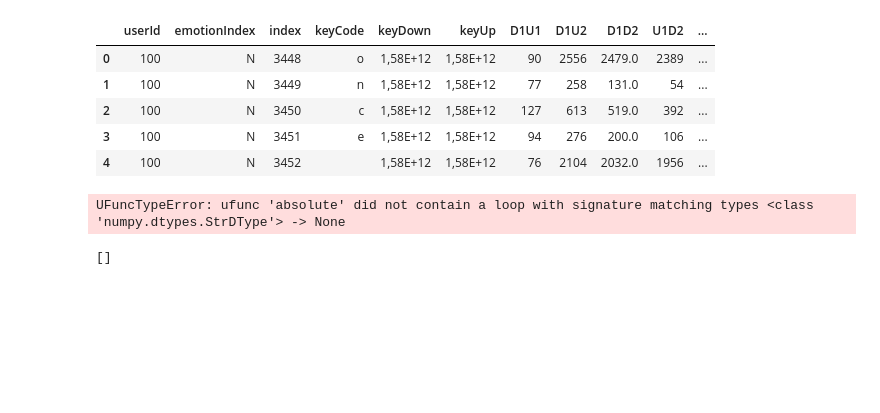
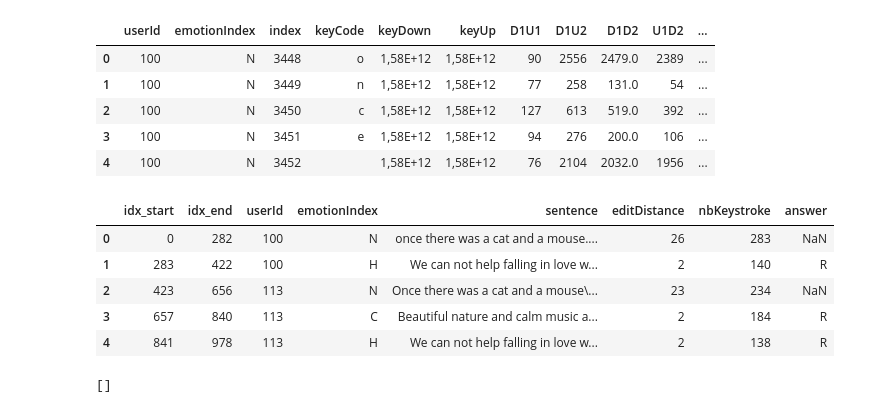
Before and after one commit to lacekaa/erkd, a Jupyter notebook: data_analysis_fixed_text.ipynb, the cells around one changed output. Saved outputs shown, nothing was run; the diff lists cells and outputs as text; code cells hidden in the pictures; blank space fills up the shorter version.

```diff
--- a/data_analysis_fixed_text.ipynb
+++ b/data_analysis_fixed_text.ipynb
@@ -156,27 +156,62 @@ def extract_answer(val, start, end):
             return val[i]
     return np.nan
 # %%
+# key_features = ['D1U1', 'D1U2', 'D1D2', 'U1D2', 'U1U2']
+#
+# text_fixed['userId'] = df_fixed.userId[text_fixed.idx_start].values
+# text_fixed['emotionIndex'] = df_fixed.emotionIndex[text_fixed.idx_start].values
+# text_fixed = text_fixed.reindex(columns=['idx_start', 'idx_end', 'userId', 'emotionIndex', 'sentence'])
+# text_fixed['editDistance'] = text_fixed.apply(
+#     lambda x: extract_editDistance_fixed(gold_fixed, x['emotionIndex'], x['sentence']), axis=1)
+# text_fixed['nbKeystroke'] = text_fixed.apply(
+#     lambda x: extract_nbKeystroke(df_fixed.index, x['idx_start'], x['idx_end']), axis=1)
+# text_fixed['answer'] = text_fixed.apply(lambda x: extract_answer(df_fixed.answer, x['idx_start'], x['idx_end']), axis=1)
+#
+# for feat in key_features:
+#     df_fixed[feat] = df_fixed[feat].apply(lambda x: np.nan if np.abs(x) > 1570000000000 else x)
+#     text_fixed[feat + '_mean'] = text_fixed.apply(lambda x: extract_mean(df_fixed[feat], x['idx_start'], x['idx_end']),
+#                                                   axis=1)
+#     text_fixed[feat + '_std'] = text_fixed.apply(lambda x: extract_std(df_fixed[feat], x['idx_start'], x['idx_end']),
+#                                                  axis=1)
+#
+# text_fixed.head()
+
+
+# altered due to ufunc error: UFuncTypeError: ufunc 'absolute' did not contain a loop with signature matching types <class 'numpy.dtypes.StrDType'> -> None
+
+# Convert the key features columns to numeric, setting errors='coerce' to convert non-numeric values to NaN
+
 key_features = ['D1U1', 'D1U2', 'D1D2', 'U1D2', 'U1U2']
 
+for feat in key_features:
+    df_fixed[feat] = pd.to_numeric(df_fixed[feat], errors='coerce')
+
+# Apply the lambda function
+for feat in key_features:
+    df_fixed[feat] = df_fixed[feat].apply(lambda x: np.nan if np.abs(x) > 1570000000000 else x)
+    text_fixed[feat + '_mean'] = text_fixed.apply(lambda x: extract_mean(df_fixed[feat], x['idx_start'], x['idx_end']),
+                                                  axis=1)
+    text_fixed[feat + '_std'] = text_fixed.apply(lambda x: extract_std(df_fixed[feat], x['idx_start'], x['idx_end']),
+                                                 axis=1)
+
+# Rest of your code
 text_fixed['userId'] = df_fixed.userId[text_fixed.idx_start].values
 text_fixed['emotionIndex'] = df_fixed.emotionIndex[text_fixed.idx_start].values
 text_fixed = text_fixed.reindex(columns=['idx_start', 'idx_end', 'userId', 'emotionIndex', 'sentence'])
 text_fixed['editDistance'] = text_fixed.apply(
     lambda x: extract_editDistance_fixed(gold_fixed, x['emotionIndex'], x['sentence']), axis=1)
 text_fixed['nbKeystroke'] = text_fixed.apply(
     lambda x: extract_nbKeystroke(df_fixed.index, x['idx_start'], x['idx_end']), axis=1)
 text_fixed['answer'] = text_fixed.apply(lambda x: extract_answer(df_fixed.answer, x['idx_start'], x['idx_end']), axis=1)
 
-for feat in key_features:
-    df_fixed[feat] = df_fixed[feat].apply(lambda x: np.nan if np.abs(x) > 1570000000000 else x)
-    text_fixed[feat + '_mean'] = text_fixed.apply(lambda x: extract_mean(df_fixed[feat], x['idx_start'], x['idx_end']),
-                                                  axis=1)
-    text_fixed[feat + '_std'] = text_fixed.apply(lambda x: extract_std(df_fixed[feat], x['idx_start'], x['idx_end']),
-                                                 axis=1)
-
 text_fixed.head()
 # %% [output]
-UFuncTypeError: ufunc 'absolute' did not contain a loop with signature matching types <class 'numpy.dtypes.StrDType'> -> None
+|  | idx_start | idx_end | userId | emotionIndex | sentence | editDistance | nbKeystroke | answer |
+| 0 | 0 | 282 | 100 | N | once there was a cat and a mouse.... | 26 | 283 | NaN |
+| 1 | 283 | 422 | 100 | H | We can not help falling in love w... | 2 | 140 | R |
+| 2 | 423 | 656 | 113 | N | Once there was a cat and a mouse\... | 23 | 234 | NaN |
+| 3 | 657 | 840 | 113 | C | Beautiful nature and calm music a... | 2 | 184 | R |
+| 4 | 841 | 978 | 113 | H | We can not help falling in love w... | 2 | 138 | R |
 # %%
 ## correlation matrix
 
```
Also changed, not shown: parts of 19 cells of this notebook, 1 other file.
